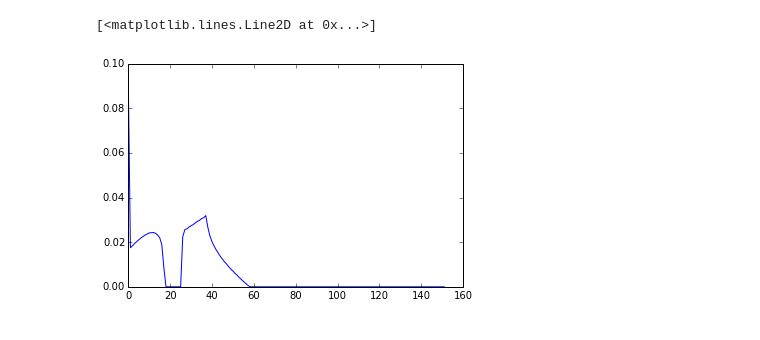
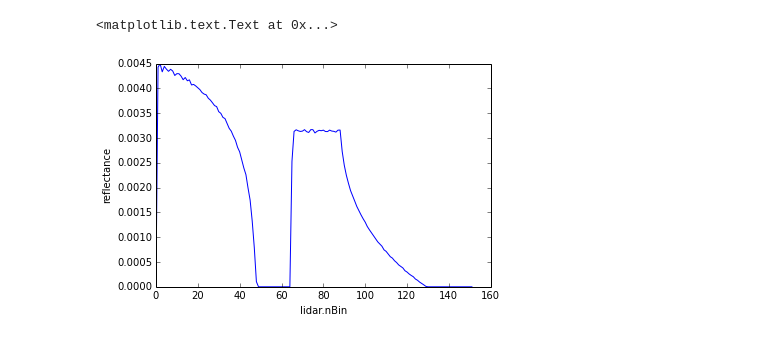
Before and after one commit to philwilkes/librat_in_jupyter, a Jupyter notebook: 4.1_a_simple_height_map.ipynb, the cells around one changed output. Cells and saved outputs as stored; diff of their text form; code cells hidden in the pictures.

```diff
--- a/4.1_a_simple_height_map.ipynb
+++ b/4.1_a_simple_height_map.ipynb
@@ -74,8 +72,10 @@ camera simple illumination: orthographic at  0.000000 0.000000 10000.000000 look
 # %%
 # We can then look at the results of this by plotting
-# reflectance against distance
-refl = np.loadtxt('output/results_lidar.dat.direct')
+# reflectance against bin number
+refl = np.loadtxt('output/perspective_lidar.dat.direct')
 plt.plot(refl[:, 1:].mean(axis=1))
+plt.xlabel('lidar.nBin')
+plt.ylabel('reflectance')
 # %% [output]
-[<matplotlib.lines.Line2D at 0x...>]
+<matplotlib.text.Text at 0x...>
-[figure, old version]
+[figure, new version]
```
Also changed, not shown: parts of 11 cells of this notebook, 1 other file.
